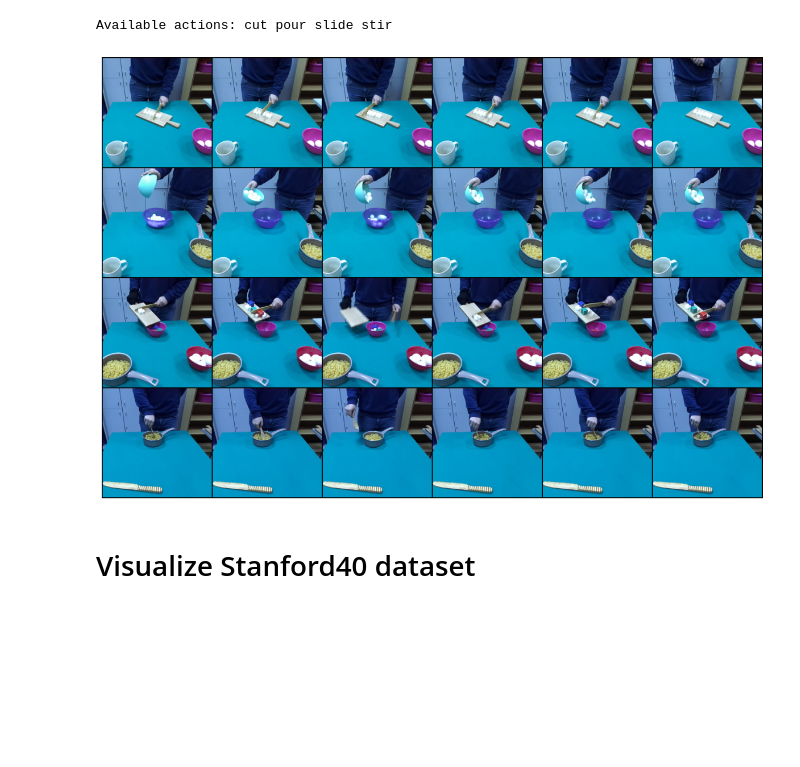
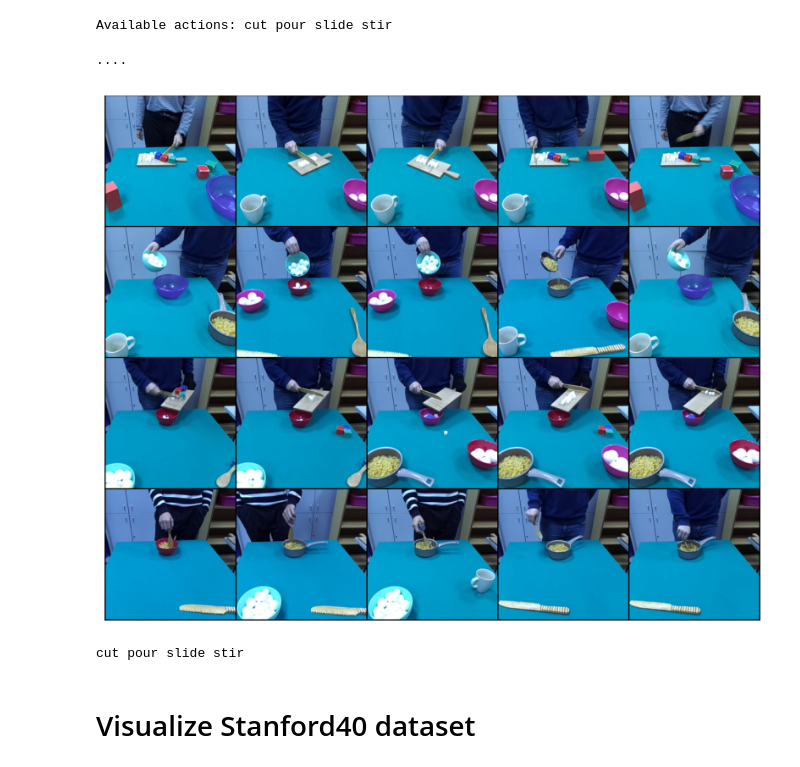
Before and after one commit to eneserdo/DL-Project-Action-Recognition, a Jupyter notebook: visualizations.ipynb, the cells around one changed output. Saved outputs shown, nothing was run; the diff lists cells and outputs as text; code cells hidden in the pictures; blank space fills up the shorter version.

```diff
--- a/visualizations.ipynb
+++ b/visualizations.ipynb
@@ -25,9 +25,11 @@ print("Available actions:", *my_dataset.classes)
 Available actions: cut pour slide stir
 # %%
 # Pick N images from each class for visualization
-visualize_dataset(my_dataset, denormalize, N=6)
+visualize_dataset(my_dataset, denormalize, N=5)
 # %% [output]
+....
-[figure, old version]
+[figure, new version]
+cut pour slide stir
 # %% [markdown]
 # Visualize Stanford40 dataset
 # %%
```
Also changed, not shown: parts of 1 cell of this notebook, 1 other file.
